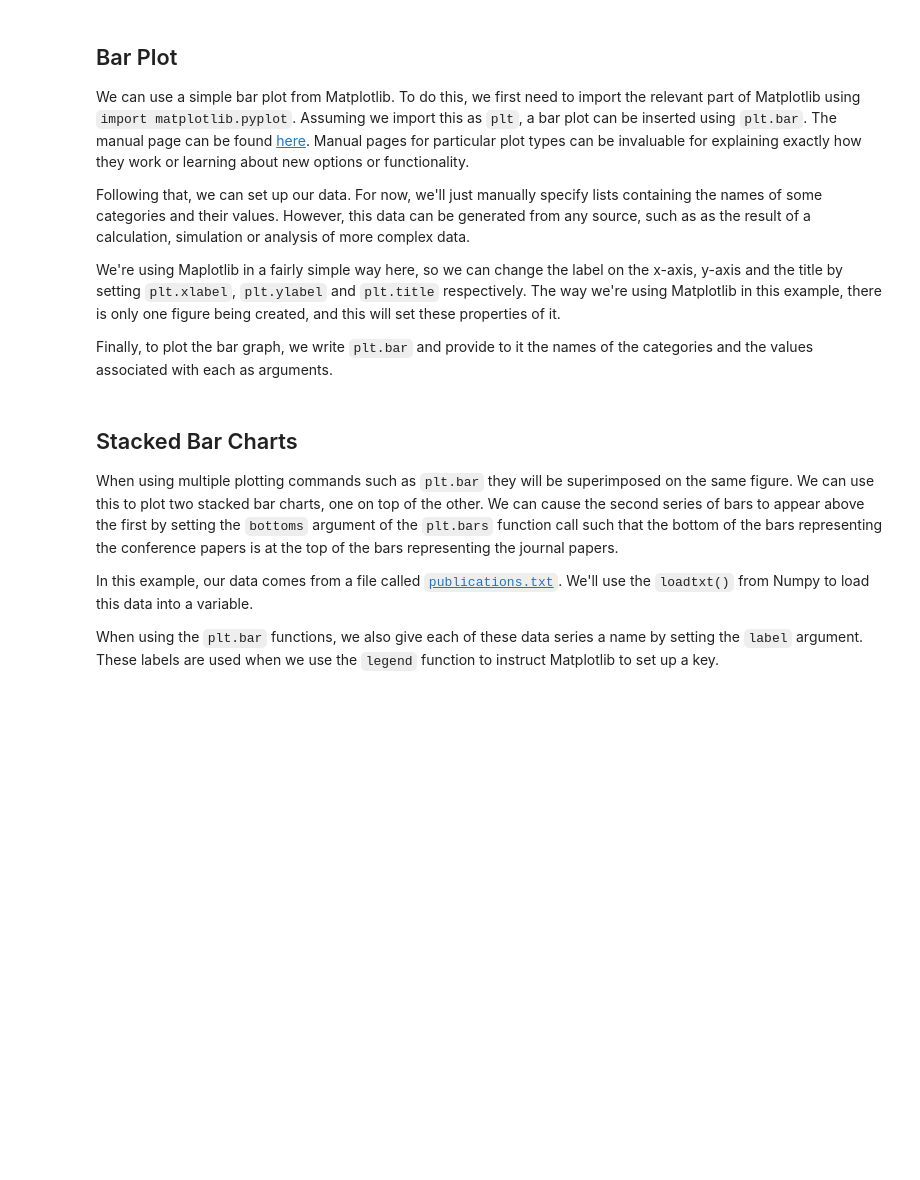
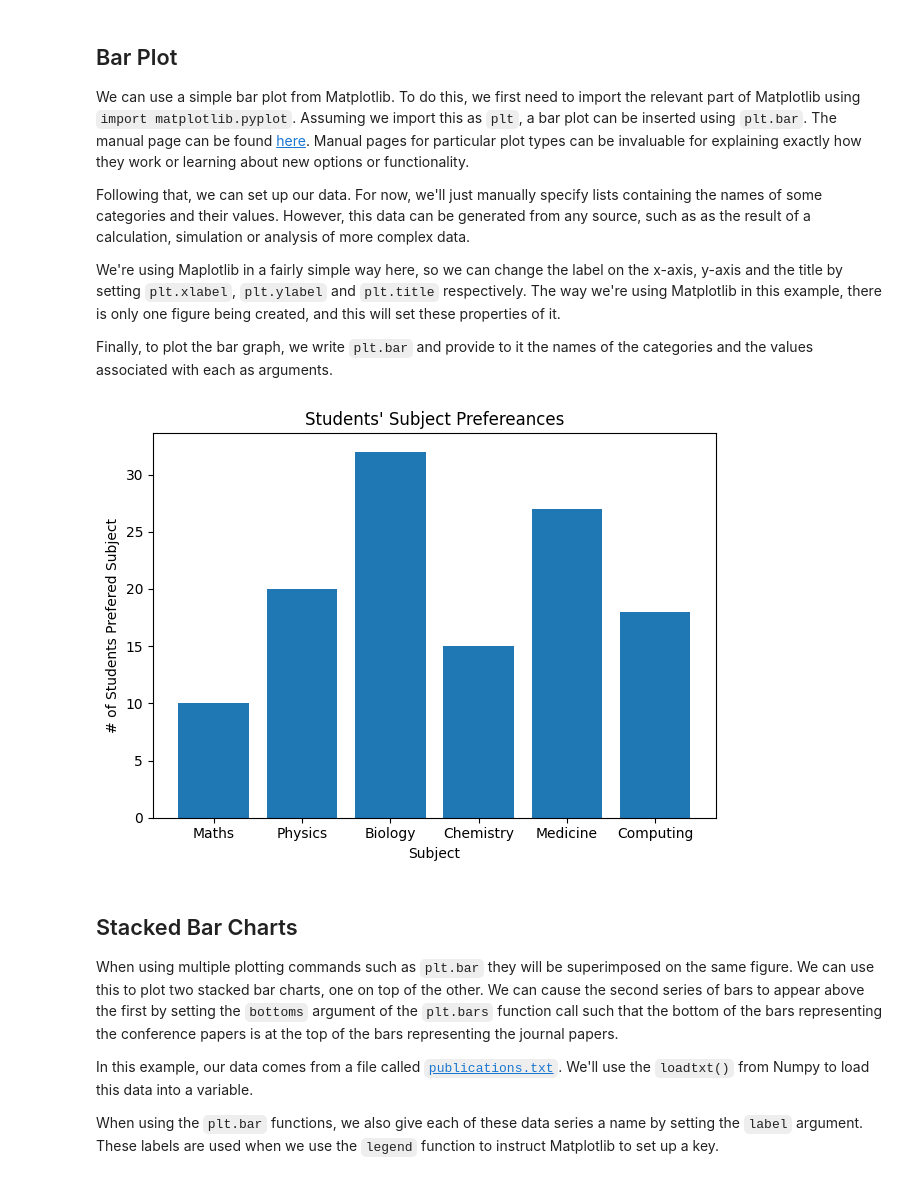
Before and after one commit to ada-4a03fa39b6/RCDS-Summer-School-2025, a Jupyter notebook: 3_Wednesday/PLT2 - Bars, Bins and Pies.ipynb, the cells around one changed output. Saved outputs shown, nothing was run; the diff lists cells and outputs as text; code cells hidden in the pictures; blank space fills up the shorter version.

```diff
--- a/3_Wednesday/PLT2 - Bars, Bins and Pies.ipynb
+++ b/3_Wednesday/PLT2 - Bars, Bins and Pies.ipynb
@@ -15,20 +15,26 @@
 # %%
 # Import matplotlib
 import matplotlib.pyplot as plt
 
 # Set up the categories
 x = ["Maths", "Physics", "Biology", "Chemistry", "Medicine", "Computing"]
 # Set up the values
 y = [10, 20, 32, 15, 27, 18]
 
 # TODO: Set up the label for x-axis
+plt.xlabel("Subject")
 
 # TODO: Set up the label for the y-axis
+plt.ylabel("# of Students Prefered Subject")
 
 # TODO: Set up the title of the chart
-
+plt.title("Students' Subject Prefereances")
 
 # TODO: Plot the bar chart
+plt.bar(x,y)
+plt.tight_layout()
+# %% [output]
+[figure, added]
 # %% [markdown]
 ## Stacked Bar Charts
 
```
Also changed, not shown: parts of 4 cells of this notebook, 10 other files.
